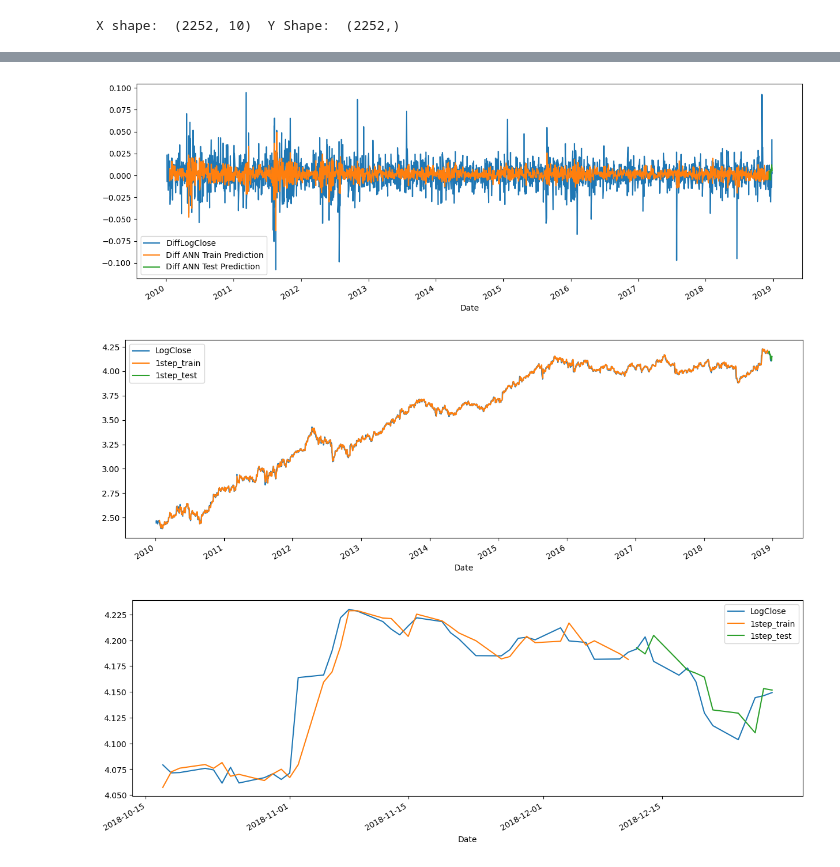
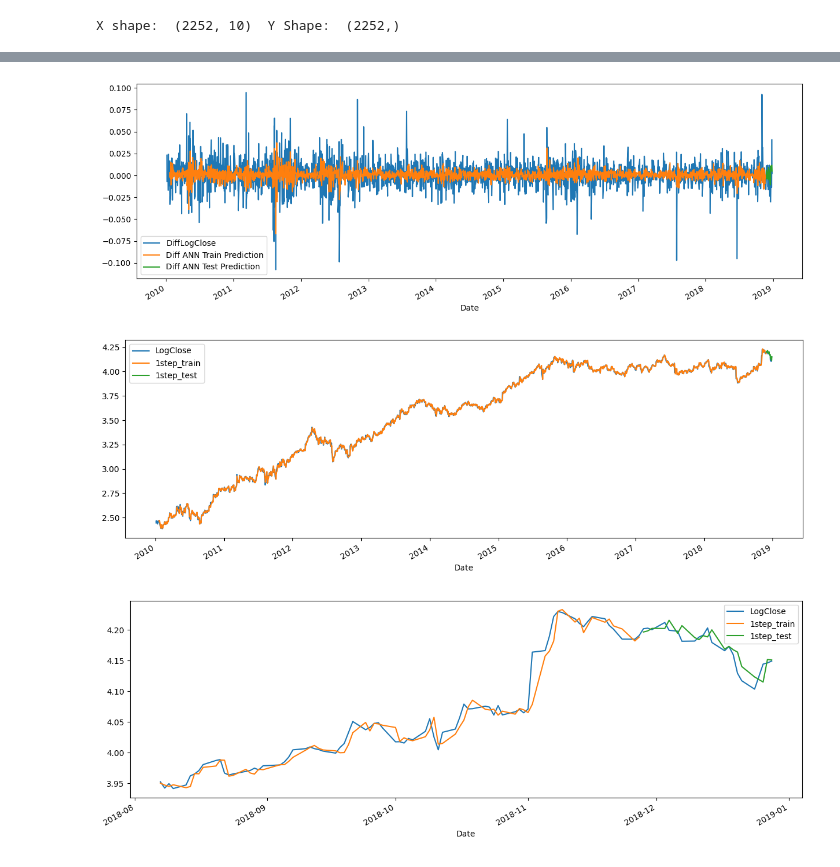
Before and after one commit to yeesem/Time-Series-Data-Analysis, a Jupyter notebook: ANN_Stock.ipynb, the cells around one changed output, grey strips where cells are left out. Drawn from its saved outputs; the diff is of its cells as text; code cells hidden in the pictures.

```diff
--- a/ANN_Stock.ipynb
+++ b/ANN_Stock.ipynb
@@ -35,7 +35,7 @@ df['LogClose'] = np.log(df['Close'])
 # %%
 df['DiffLogClose'] = df['LogClose'].diff()
 # %%
-NTest = 12
+NTest = 21
 train = df.iloc[:-NTest]
 test = df.iloc[-NTest:]
 # %%
@@ -137,7 +137,7 @@ cols = [
 ]
 df[cols].plot(figsize = (15,5));
 # %% [output]
-[figure, old version]
+[figure, new version]
 # %%
 #Needed to compute un-differenced predictions
 df['ShiftLogClose'] = df['LogClose'].shift(1)
@@ -152,12 +152,12 @@ df.loc[test_idx,'1step_test'] = prev[test_idx] + PTest
 # %%
 #Plot 1 step forecast
 cols = [
     'LogClose',
     '1step_train',
     '1step_test'
 ]
 df[cols].plot(figsize = (15,5))
-df.iloc[-50:][cols].plot(figsize = (15,5));
+df.iloc[-100:][cols].plot(figsize = (15,5));
 # %% [output]
 [figure]
-[figure, old version]
+[figure, new version]
```
Also changed, not shown: parts of 28 cells of this notebook.
